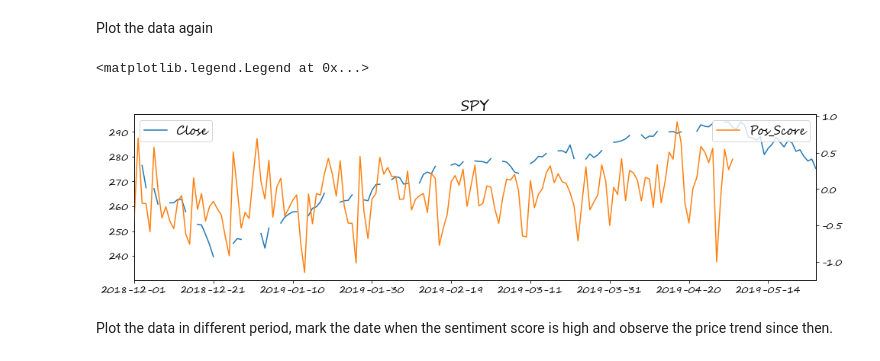
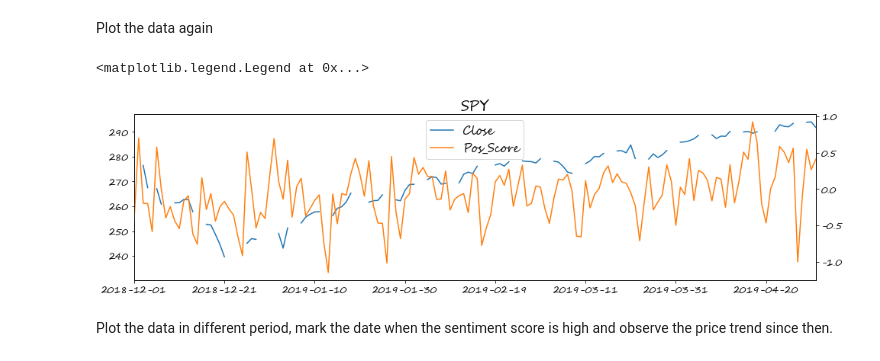
Before and after one commit to elvish7/datascience, a Jupyter notebook: Market_Sentiment_Analysis(Final Project)/Analysis/sentiment_effect.ipynb, the cells around one changed output. Saved outputs shown, nothing was run; the diff lists cells and outputs as text; code cells hidden in the pictures.

```diff
--- a/Market_Sentiment_Analysis(Final Project)/Analysis/sentiment_effect.ipynb
+++ b/Market_Sentiment_Analysis(Final Project)/Analysis/sentiment_effect.ipynb
@@ -125,13 +125,16 @@ Plot the data again
 # %%
 fig=plt.figure()
 plt.title('SPY')
-spy_['close'].loc['2018-12-01':].plot(label='Close',legend=True)
-spy_['positive_std'].loc['2018-12-01':].plot(secondary_y=True,label='Pos_Score')
+ax = spy_['close'].loc['2018-12-01':'2019-05-01'].plot(label='Close')
+ax1 = spy_['positive_std'].loc['2018-12-01':'2019-05-01'].plot(secondary_y=True,label='Pos_Score')
 
-plt.legend()
+h, l = ax.get_legend_handles_labels()
+hh, ll = ax1.get_legend_handles_labels()
+
+plt.legend(h+hh, l+ll)
 # %% [output]
 <matplotlib.legend.Legend at 0x...>
-[figure, old version]
+[figure, new version]
 # %% [markdown]
 Plot the data in different period, mark the date when the sentiment score is high and observe the price trend since then.
 # %%
```
Also changed, not shown: parts of 3 cells of this notebook.
